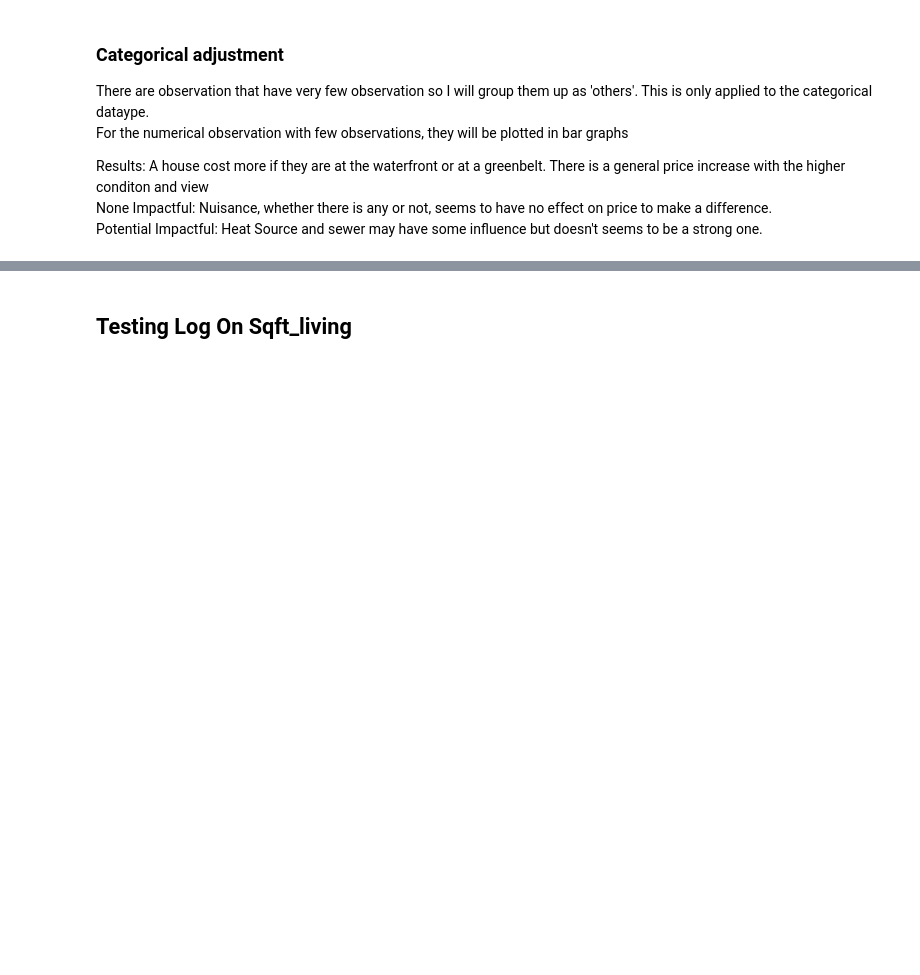
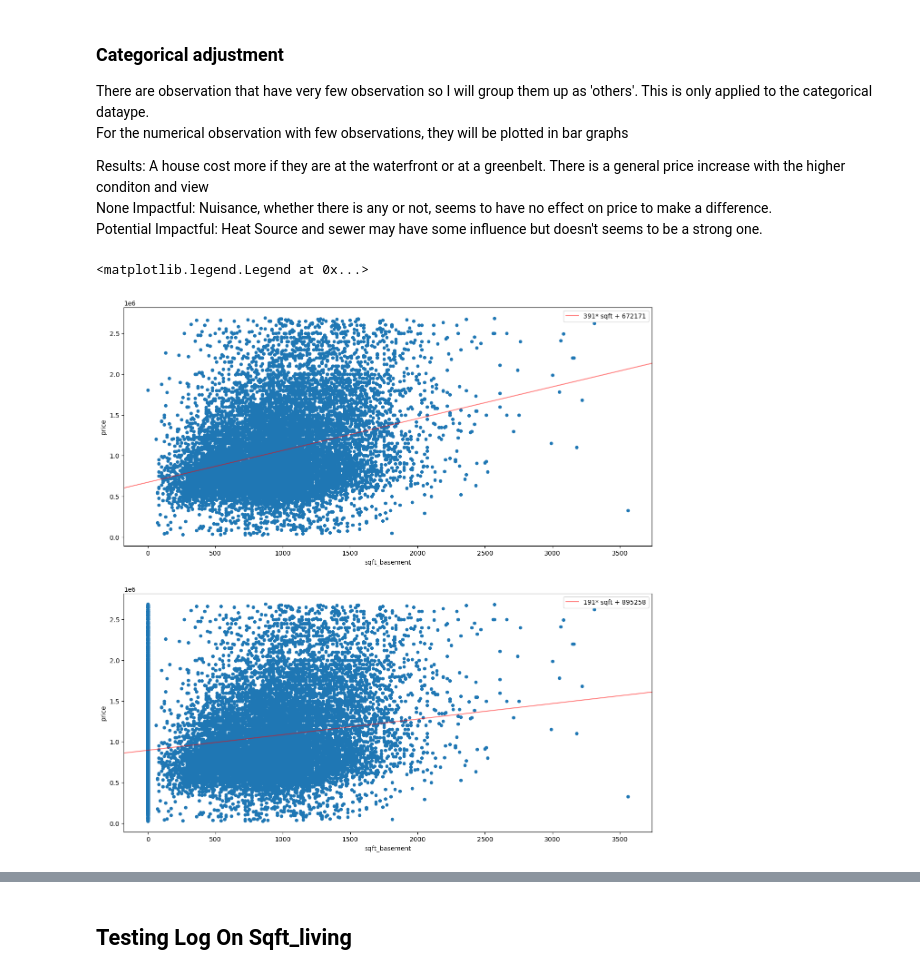
Before and after one commit to Tommyphung1/King-County-Feature-Regression, a Jupyter notebook: eda_notebook.ipynb, the cells around one changed output, grey strips where cells are left out. Saved outputs shown, nothing was run; the diff lists cells and outputs as text; code cells hidden in the pictures; blank space fills up the shorter version.

```diff
--- a/eda_notebook.ipynb
+++ b/eda_notebook.ipynb
@@ -471,15 +477,18 @@ None Impactful: Nuisance, whether there is any or not, seems to have no effect o
 Potential Impactful: Heat Source and sewer may have some influence but doesn't seems to be a strong one.  <br>
 # %%
 df_basement_0s = df_cleaned.loc[df_cleaned['sqft_basement'] != 0]#.plot.scatter('sqft_basement', y = 'price')
-model, result = helpers.dp.create_model(df_basement_0s, 'sqft_basement', 'price')
-model2, result2 = helpers.dp.create_model(df_cleaned, 'sqft_basement', 'price')
+model, result = cc.create_model(df_basement_0s, 'sqft_basement', 'price')
+model2, result2 = cc.create_model(df_cleaned, 'sqft_basement', 'price')
 
 
 fig, ax = plt.subplots(nrows= 2, figsize = (15,15))
 df_cleaned.loc[df_cleaned['sqft_basement'] != 0].plot.scatter('sqft_basement', y = 'price', ax = ax[0])
 sm.graphics.abline_plot(model_results= result , c = 'r', ax = ax[0], alpha = .5, label = '{}* sqft + {}'.format(round(result.params[1]), round(result.params[0])));
 ax[0].legend()
 
 df_cleaned.plot.scatter('sqft_basement', y = 'price', ax = ax[1])
 sm.graphics.abline_plot(model_results= result2, c = 'r', ax = ax[1], alpha = .5, label = '{}* sqft + {}'.format(round(result2.params[1]), round(result2.params[0])));
 ax[1].legend()
+# %% [output]
+<matplotlib.legend.Legend at 0x...>
+[figure, added]
```
Also changed, not shown: parts of 50 cells of this notebook, 6 other files.
